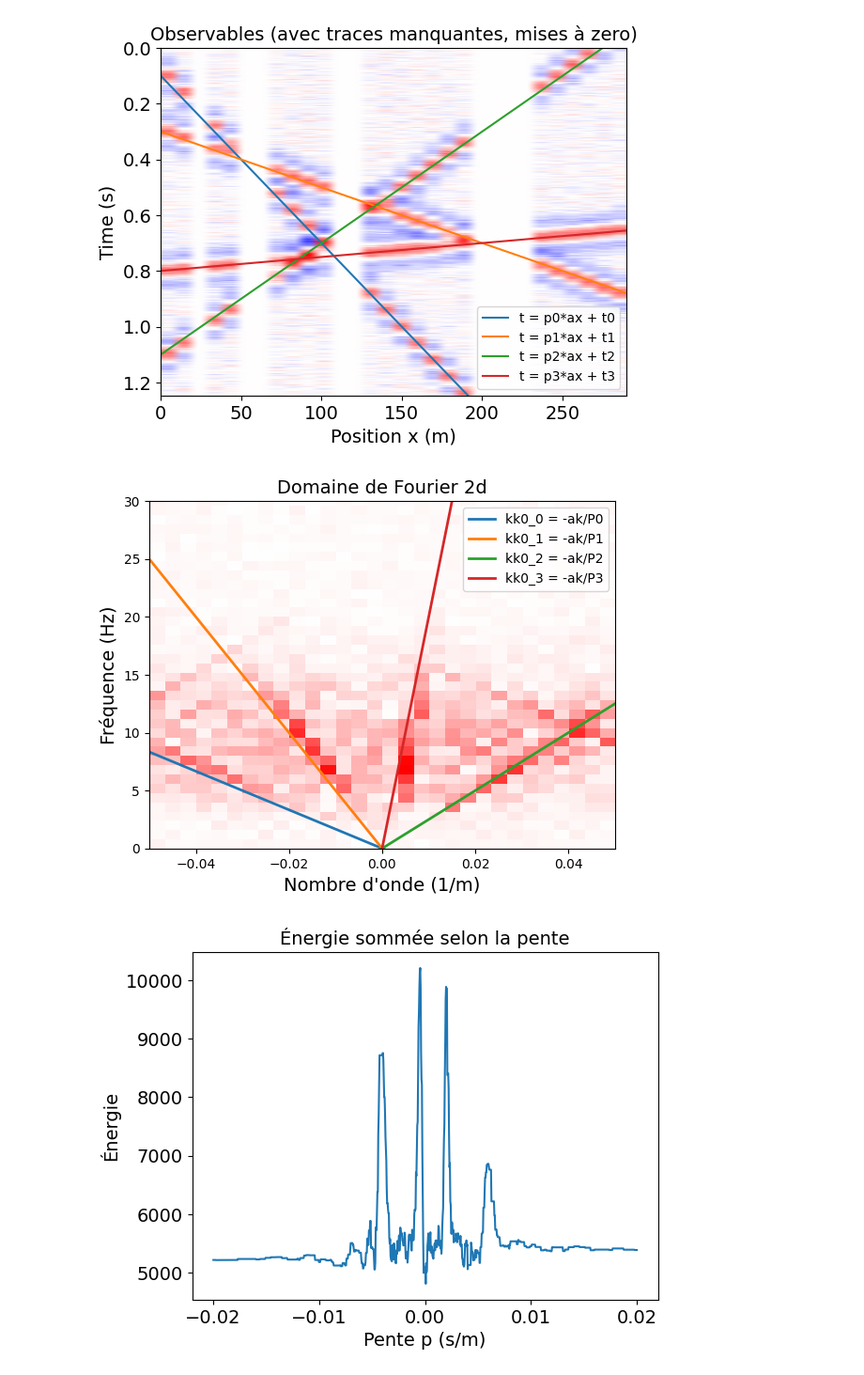
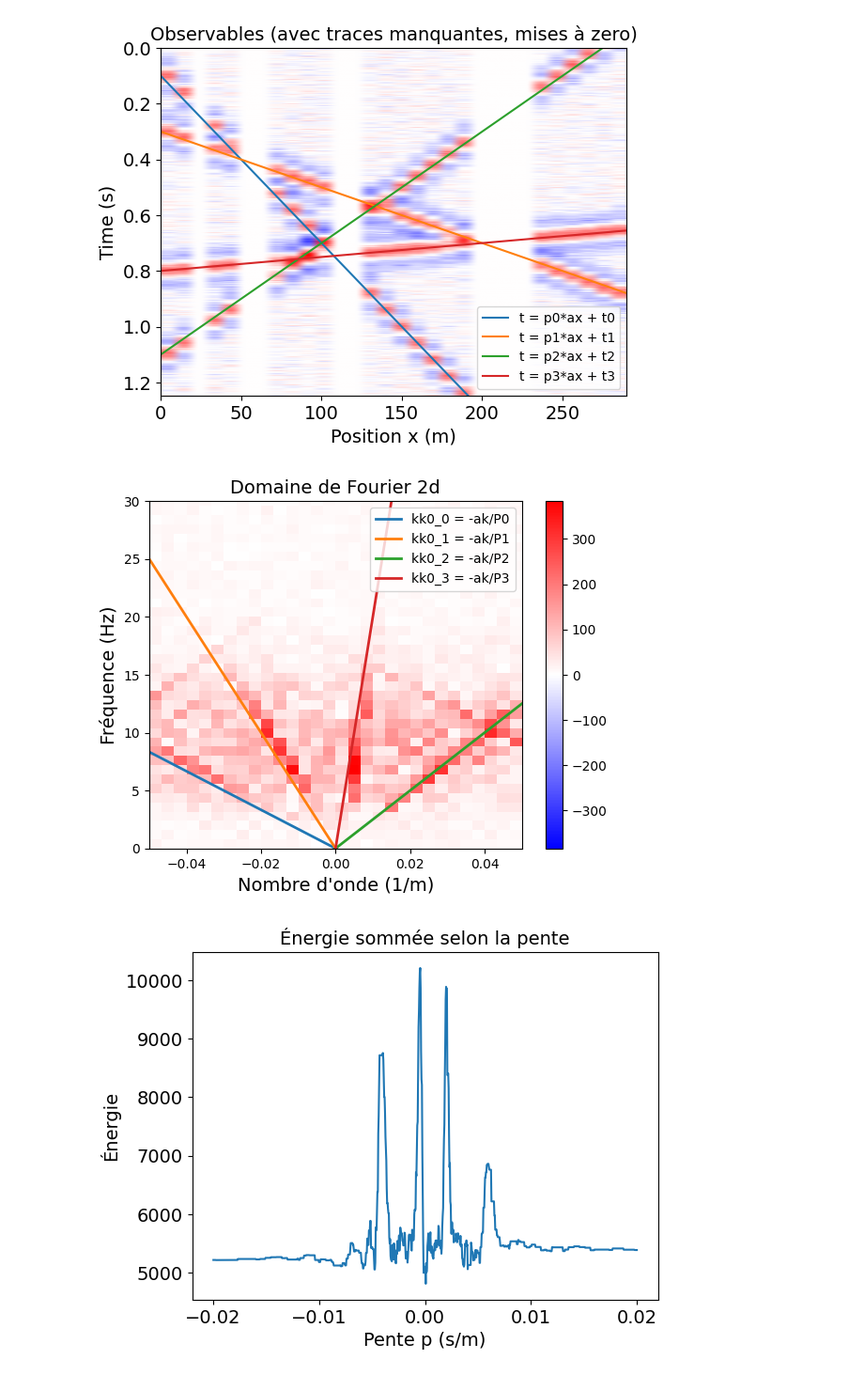
Before and after one commit to mariehoumaire/Projet-Optim-, a Jupyter notebook: miniprojet/mini_projet_geophysique.ipynb, the cells around one changed output. Shown at 94% size. Saved outputs shown, nothing was run; the diff lists cells and outputs as text; code cells hidden in the pictures.

```diff
--- a/miniprojet/mini_projet_geophysique.ipynb
+++ b/miniprojet/mini_projet_geophysique.ipynb
@@ -327,29 +330,30 @@ plt.show()
 # %%
 u = np.abs(np.fft.fft2(gpanel2))
 fmax = 1/2/dt
 kmax = 1/2/dx
 af = np.linspace(-fmax,fmax,nt)
 ak = np.linspace(-kmax,kmax,nx)
 
 kk0 = np.array([-ak/P[i] for i in range(len(P))])
 
 vmax = np.max(np.abs(u))
 
 fig = plt.figure()
 av = plt.subplot(111)
 plt.imshow(np.fft.fftshift(u), extent=[ak[0],ak[-1], af[-1], af[0]], aspect ='auto')
 for i in range(4):
     plt.plot(ak, kk0[i], color=f"C{i}", linewidth=2, label=f"kk0_{i} = -ak/P{i}" )
 plt.clim([-vmax,vmax])
 plt.ylim([0,30])
 plt.xlim([ak[0],ak[-1]])
 plt.title('Domaine de Fourier 2d', fontsize = labelsize)
 plt.xlabel("Nombre d'onde (1/m)", fontsize = labelsize)
 plt.ylabel("Fréquence (Hz)", fontsize = labelsize)
 plt.legend()
+plt.colorbar()
 plt.set_cmap('bwr')
 # %% [output]
-[figure, old version]
+[figure, new version]
 # %%
 af_shift = np.fft.fftshift(np.fft.fftfreq(nt, d=dt))
 ak_shift = np.fft.fftshift(np.fft.fftfreq(nx, d=dx))
```
Also changed, not shown: parts of 6 cells of this notebook.
